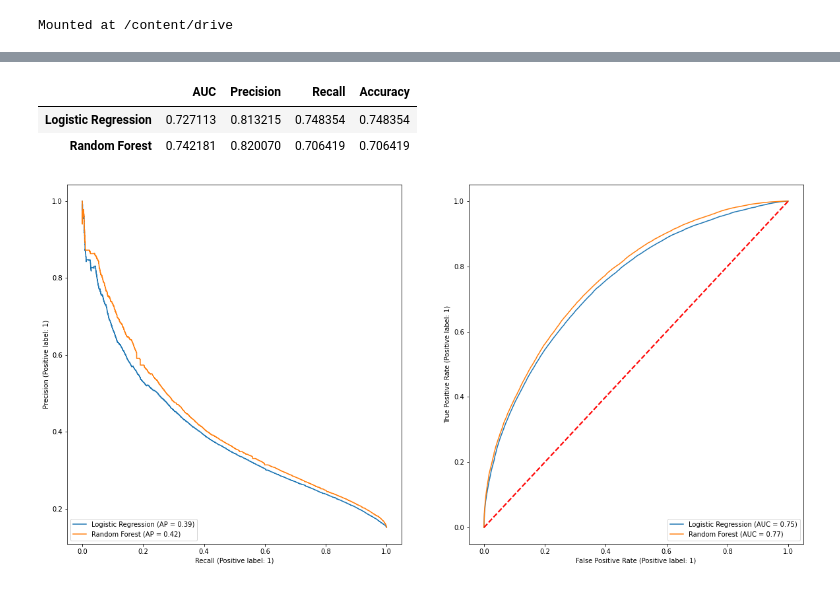
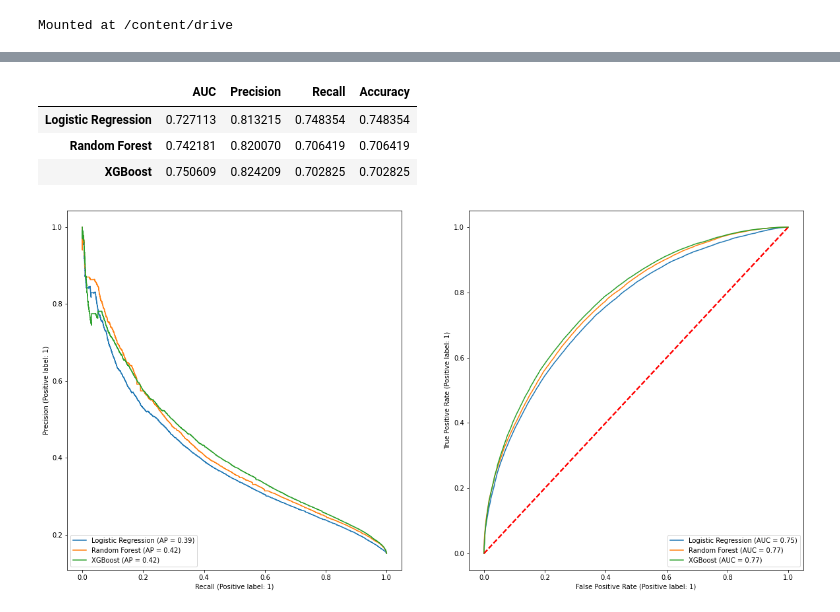
Before and after one commit to omerfalach/Death-Classification-FAERS, a Jupyter notebook: Modeling.ipynb, the cells around one changed output, grey strips where cells are left out. Drawn from its saved outputs; the diff is of its cells as text; code cells hidden in the pictures.

```diff
--- a/Modeling.ipynb
+++ b/Modeling.ipynb
@@ -335,4 +324,5 @@ class pipes_training(set_modeling):
 # %%
+import dill as dillpickle
 ##Training - Baseline model_10Folds
 ##Logistic_Regression
 # baseline = pipes_training(preprocessor = [baseline_preprocessor],num_val_folds=10)
@@ -340,7 +330,7 @@ class pipes_training(set_modeling):
 filename = '/content/drive/MyDrive/Colab Notebooks/baseline_traget_encoding_Logistic_Regression.pkl'
 # pickle.dump(models[0], open(filename, 'wb'))
 ###Results
-baseline_logreg = pickle.load(open(filename, 'rb'))
+baseline_logreg = dillpickle.load(open(filename, 'rb'))
 # %%
 ##Training - Baseline model_5Folds
 ##Random_Forest
@@ -349,4 +339,10 @@ baseline_logreg = pickle.load(open(filename, 'rb'))
 filename = '/content/drive/MyDrive/Colab Notebooks/baseline_traget_encoding_Random_Forest.pkl'
 # pickle.dump(models[0], open(filename, 'wb'))
 ###Results
-baseline_rforest = pickle.load(open(filename, 'rb'))
+baseline_rforest = dillpickle.load(open(filename, 'rb'))
+# %%
+import joblib
+filename = '/content/drive/MyDrive/Colab Notebooks/baseline_traget_encoding__XGboost_joblib.pkl'
+# pickle.dump(models[0], open(filename, 'wb'))
+###Results
+baseline_xgboost = joblib.load(open(filename, 'rb'))
@@ -353,14 +352,14 @@ baseline_rforest = pickle.load(open(filename, 'rb'))
 # %%
 from sklearn.metrics import plot_roc_curve,plot_precision_recall_curve
-import project_plots_test1 as op
-baseline_classifiers = {'Logistic Regression': baseline_logreg,'Random Forest': baseline_rforest}
+baseline_classifiers = {'Logistic Regression': baseline_logreg,'Random Forest': baseline_rforest,'XGBoost':baseline_xgboost}
 d = op.compare_classifiers(baseline_classifiers,test_features,test_labels)
 d
 # %% [output]
 |  | AUC | Precision | Recall | Accuracy |
 | Logistic Regression | 0.727113 | 0.813215 | 0.748354 | 0.748354 |
 | Random Forest | 0.742181 | 0.820070 | 0.706419 | 0.706419 |
+| XGBoost | 0.750609 | 0.824209 | 0.702825 | 0.702825 |
-[figure, old version]
+[figure, new version]
 # %%
 ##Training - Using_tf-idf_vectorizer_for_drugname_feature_5Folds
 ##Logistic_Regression
```
Also changed, not shown: parts of 18 cells of this notebook.
